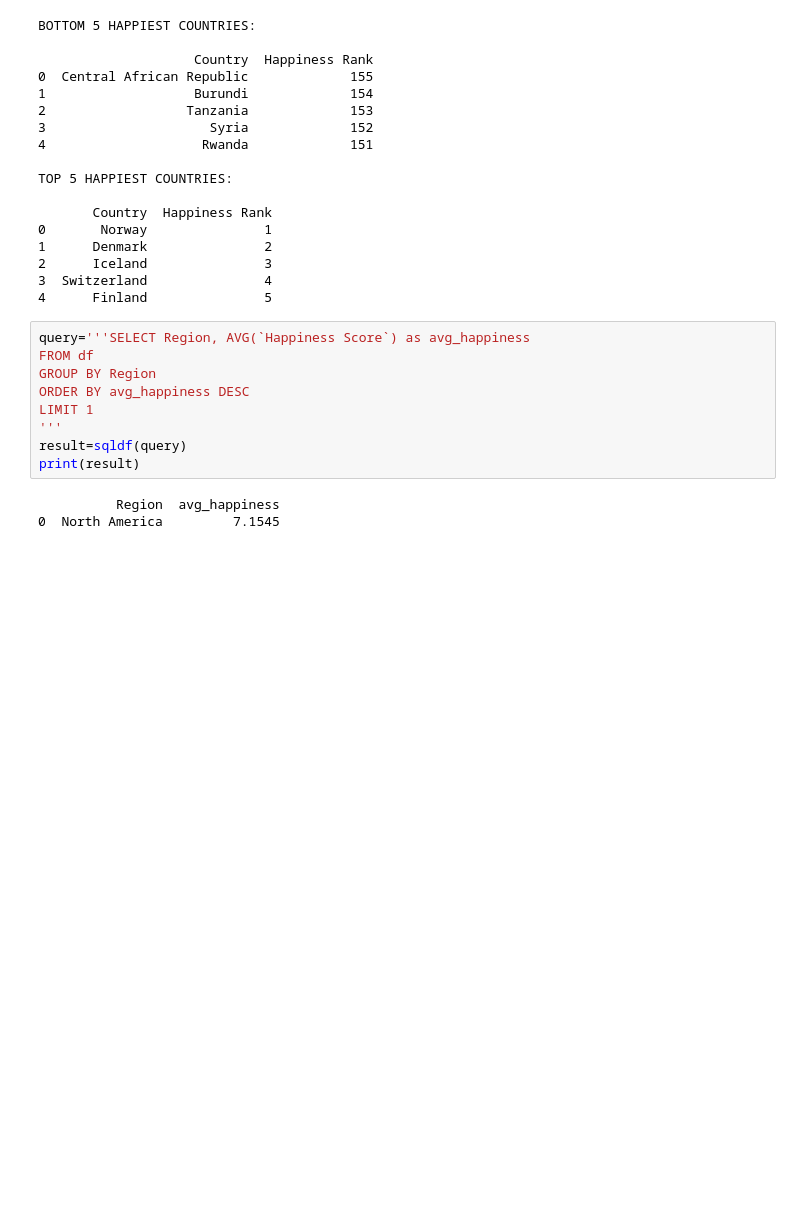
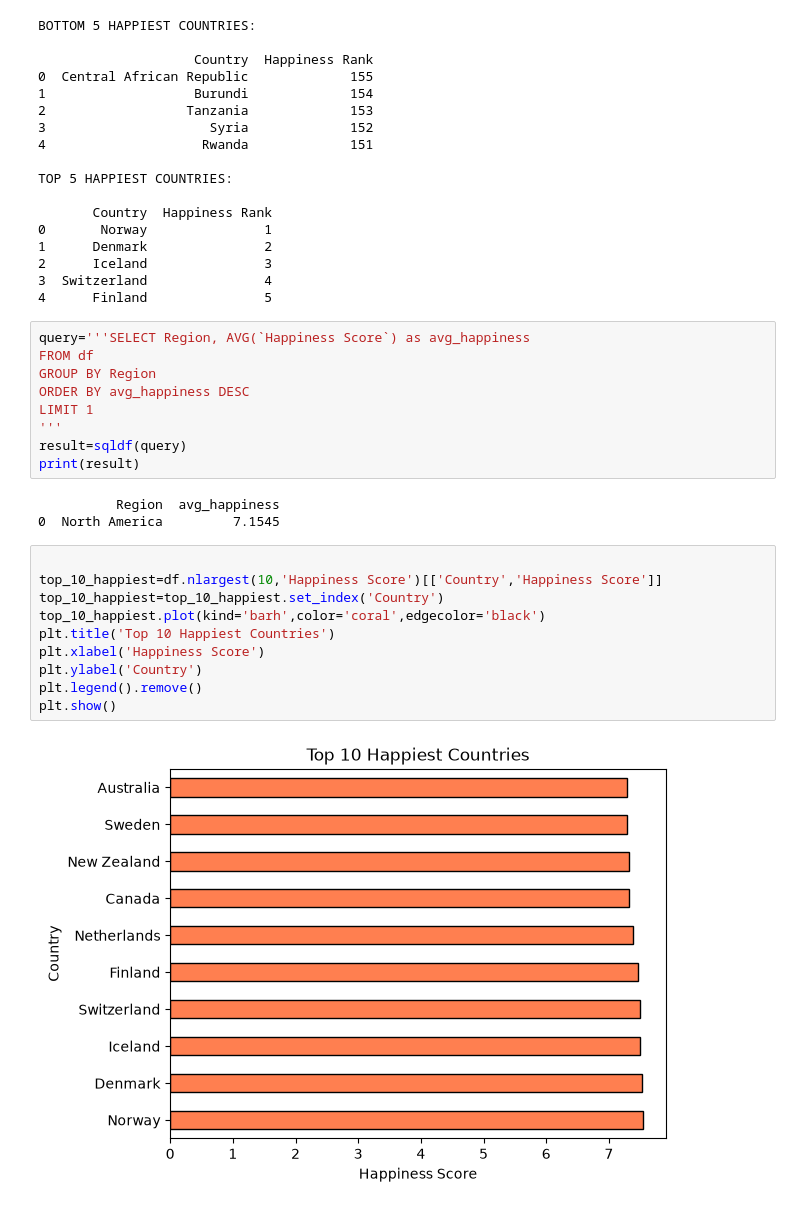
Before and after one commit to akshara1217/da-ml-journey, a Jupyter notebook: _happiness_project.ipynb, the cells around one changed output. Cells and saved outputs as stored; diff of their text form; blank space fills up the shorter version.

Commit message:
Day 11: Happiness Project visualosations: horizontal bar, heatmap, regular plot, boxplot

```diff
--- a/_happiness_project.ipynb
+++ b/_happiness_project.ipynb
@@ -129,3 +129,15 @@ print(result)
 # %% [output]
           Region  avg_happiness
 0  North America         7.1545
+# %%
+
+top_10_happiest=df.nlargest(10,'Happiness Score')[['Country','Happiness Score']]
+top_10_happiest=top_10_happiest.set_index('Country')
+top_10_happiest.plot(kind='barh',color='coral',edgecolor='black')
+plt.title('Top 10 Happiest Countries')
+plt.xlabel('Happiness Score')
+plt.ylabel('Country')
+plt.legend().remove()
+plt.show()
+# %% [output]
+[figure, added]
```
Also changed, not shown: parts of 3 cells of this notebook, 1 other file.
